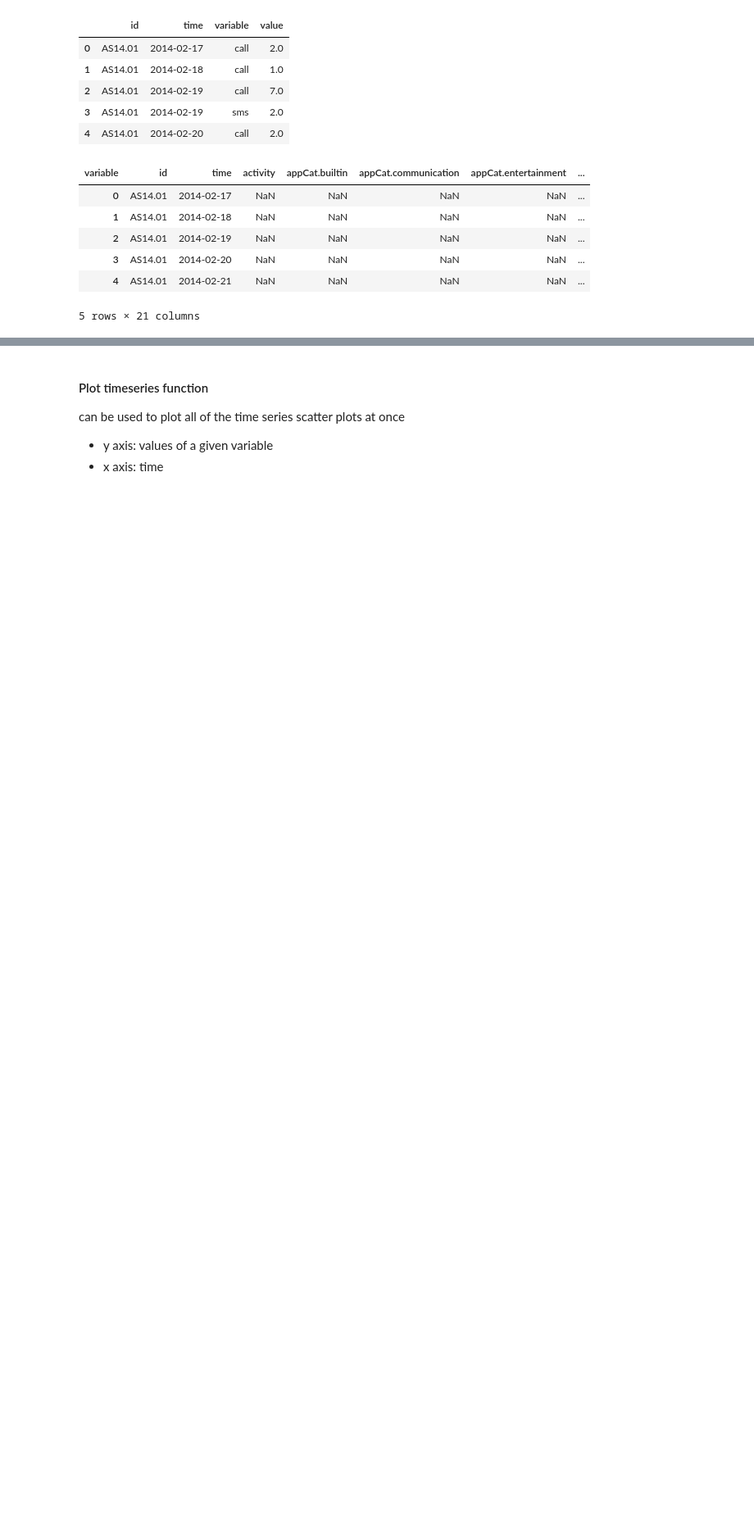
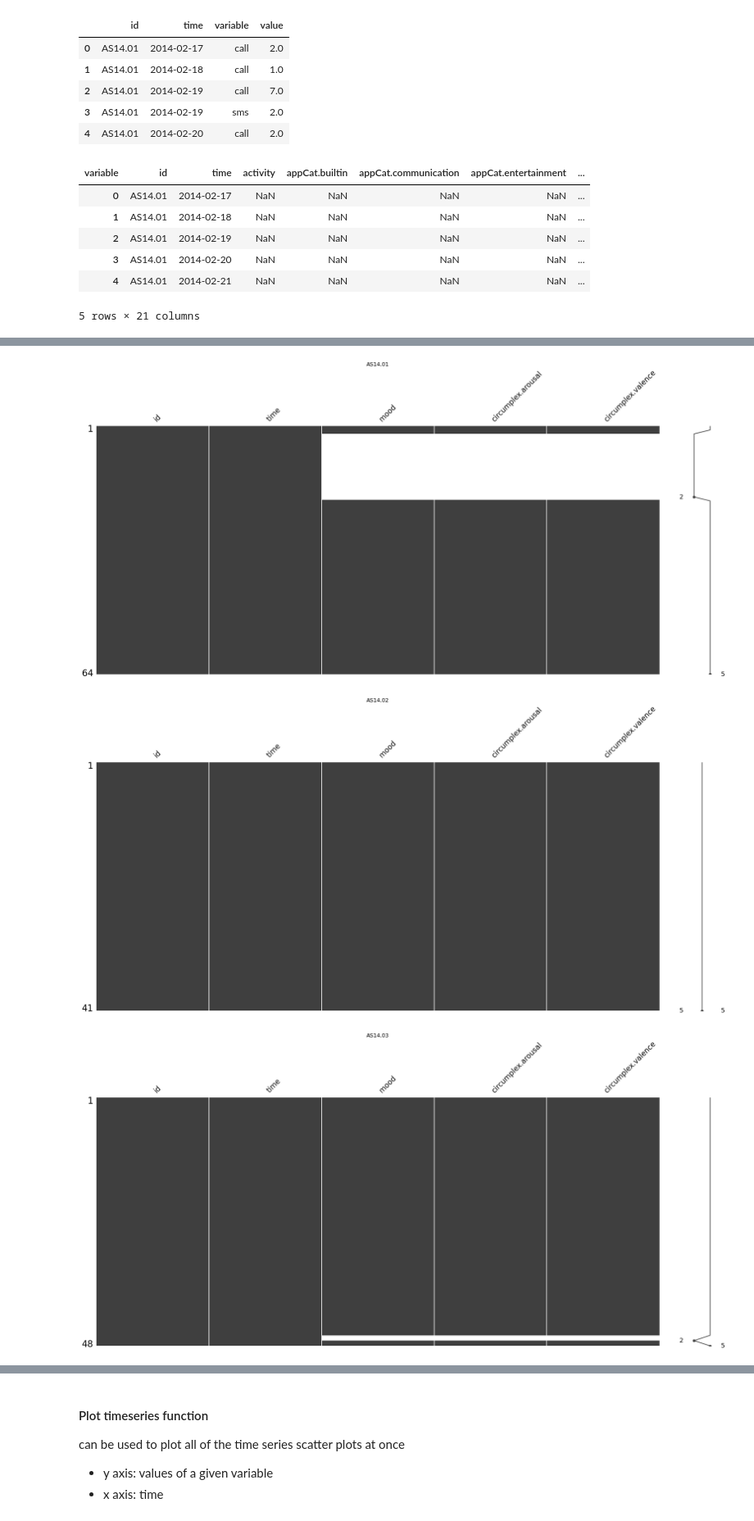
Before and after one commit to SoberZ/data-mining-techniques, a Jupyter notebook: mood.ipynb, the cells around one changed output, grey strips where cells are left out. Shown at 82% size. Cells and saved outputs as stored; diff of their text form; code cells hidden in the pictures; blank space fills up the shorter version.

```diff
--- a/mood.ipynb
+++ b/mood.ipynb
@@ -158,0 +143,20 @@ merged_df
+# %%
+# can be used to check per user
+user_ids = ['AS14.01', 'AS14.02', 'AS14.03', 'AS14.05', 'AS14.06', 'AS14.07', 'AS14.08',
+           'AS14.09', 'AS14.12', 'AS14.13', 'AS14.14', 'AS14.15', 'AS14.16', 'AS14.17',
+           'AS14.19', 'AS14.20', 'AS14.23', 'AS14.24', 'AS14.25', 'AS14.26', 'AS14.27',
+           'AS14.28', 'AS14.29', 'AS14.30', 'AS14.31', 'AS14.32', 'AS14.33']
+
+# trimming time series per user to remove prolonged periods of missing data
+# trimming is based on lack of mood value which is our target variable
+trimmed = pd.DataFrame()
+for id in user_ids:
+    partial_df = filled_df[filled_df["id"] == id]
+    start_date = partial_df.dropna(subset=['mood']).reset_index().head(1)['time'].values[0]
+    end_date = partial_df.dropna(subset=['mood']).reset_index().tail(1)['time'].values[0]
+    trimmed_df = partial_df[(partial_df['time'] >= start_date) & (partial_df['time'] <= end_date)]
+    trimmed = pd.concat([trimmed, trimmed_df]).reset_index(drop=True)
+
+
+
+trimmed.head()
@@ -158,0 +171,16 @@ merged_df
+# %%
+# check for missing data
+import missingno as msno
+import matplotlib.pyplot as plt
+
+
+for id in user_ids:
+    to_plot = trimmed[["id", "time", "mood", "circumplex.arousal", "circumplex.valence"]]
+    # if you want to see difference before trimming uncomment line below
+    # to_plot = filled_df[["id", "time", "mood", "circumplex.arousal", "circumplex.valence"]]
+    msno.matrix(to_plot[to_plot['id'] == id])
+    plt.title(id)
+# %% [output]
+[figure, added]
+[figure, added]
+[figure, added]
```
Also changed, not shown: parts of 23 cells of this notebook, 1 other file.
